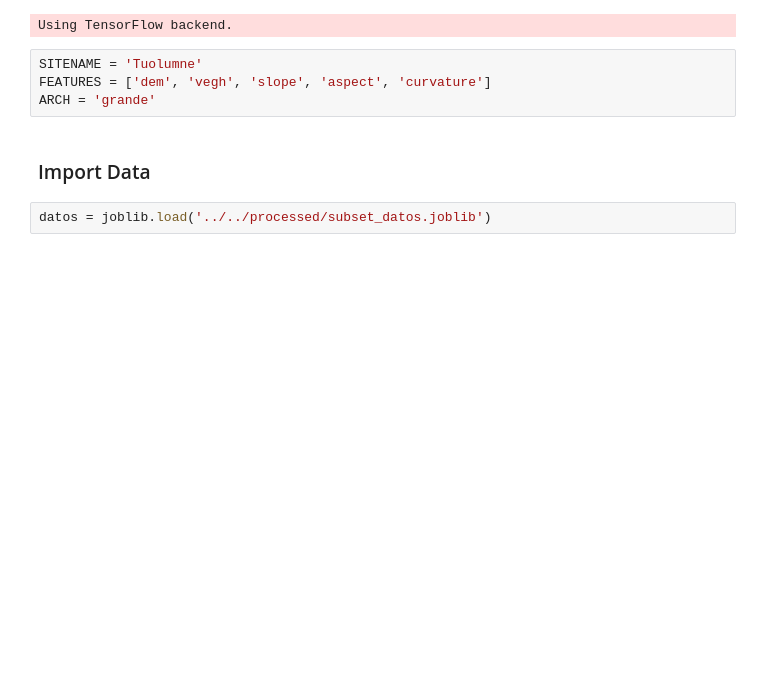
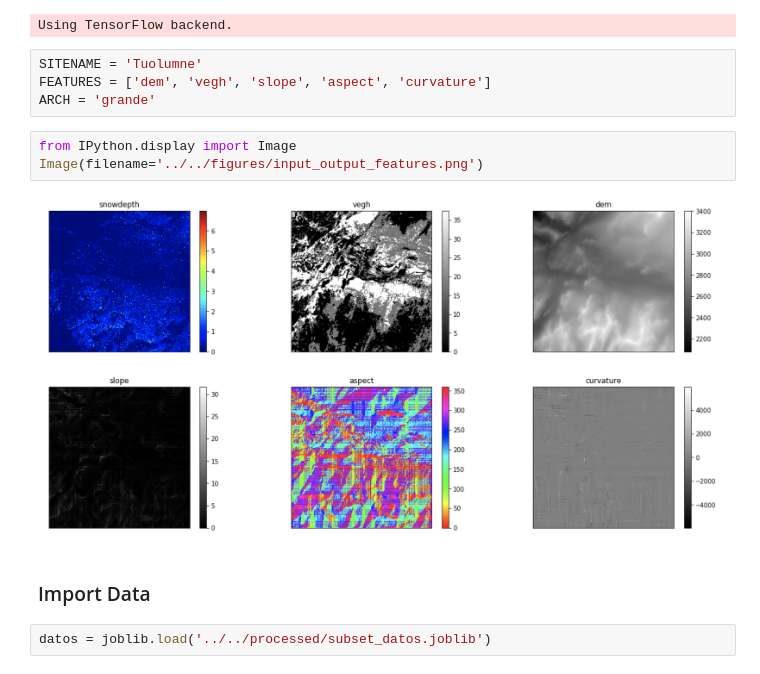
Before and after one commit to geohackweek/ghw2019_deepstac, a Jupyter notebook: notebooks/jag/04_keras_model_assessment.ipynb, the cells around one changed output. Drawn from its saved outputs; the diff is of its cells as text; blank space fills up the shorter version.

```diff
--- a/notebooks/jag/04_keras_model_assessment.ipynb
+++ b/notebooks/jag/04_keras_model_assessment.ipynb
@@ -23,6 +23,11 @@ Using TensorFlow backend.
 SITENAME = 'Tuolumne'
 FEATURES = ['dem', 'vegh', 'slope', 'aspect', 'curvature']
 ARCH = 'grande'
+# %%
+from IPython.display import Image
+Image(filename='../../figures/input_output_features.png')
+# %% [output]
+[figure, added]
 # %% [markdown]
 ### Import Data
 # %%
```
Also changed, not shown: 2 other files.
